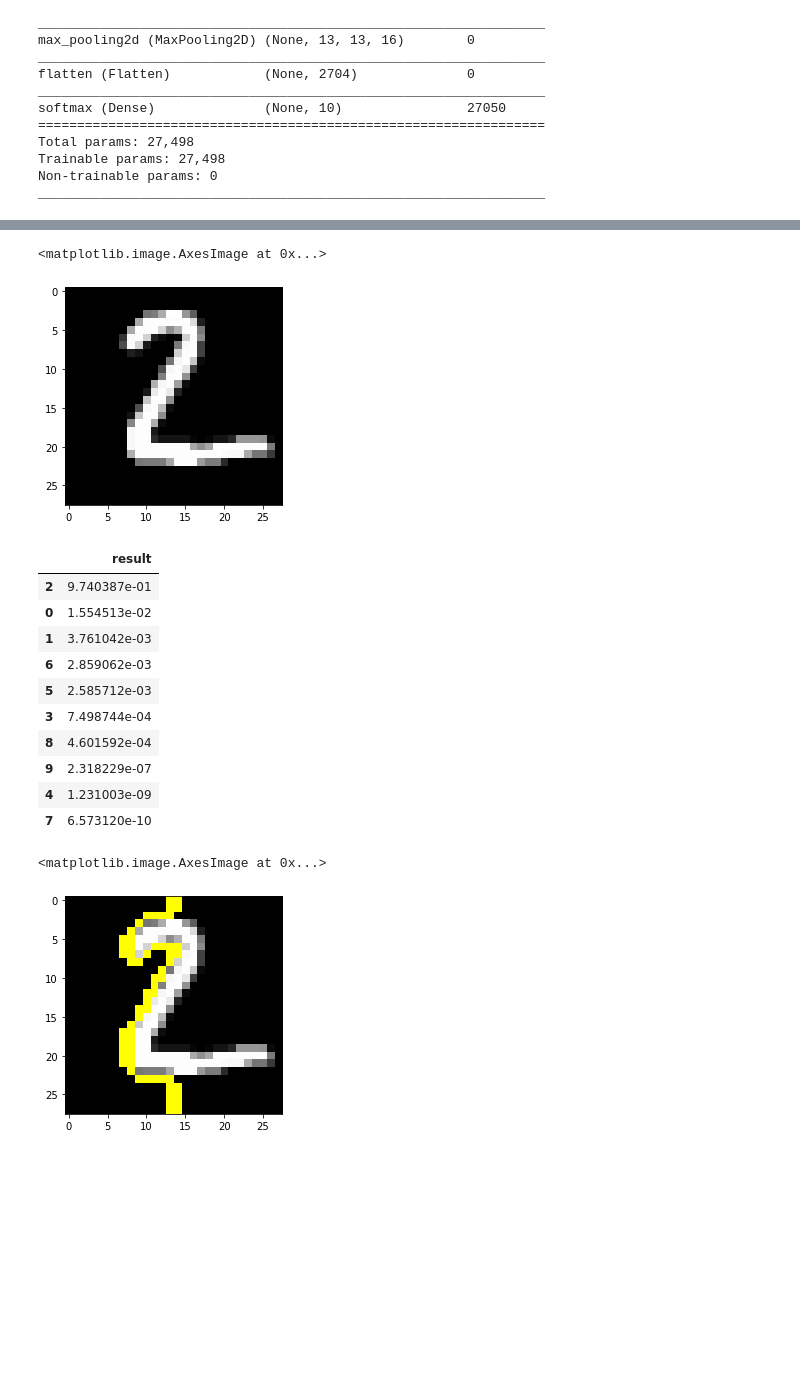
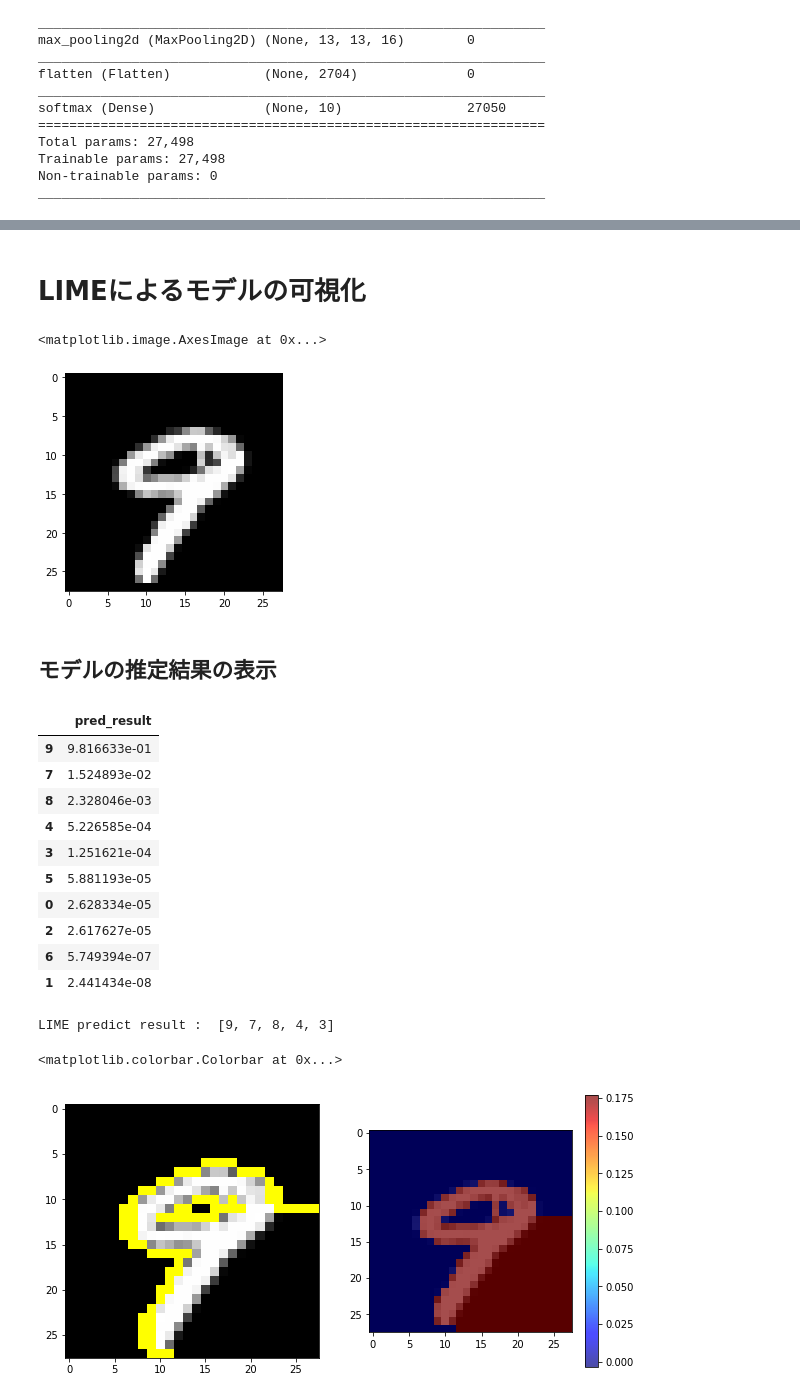
Before and after one commit to naonaorange/xai_samples, a Jupyter notebook: lime_categorize_mnist.ipynb, the cells around one changed output, grey strips where cells are left out. Saved outputs shown, nothing was run; the diff lists cells and outputs as text; code cells hidden in the pictures; blank space fills up the shorter version.

```diff
--- a/lime_categorize_mnist.ipynb
+++ b/lime_categorize_mnist.ipynb
@@ -122,46 +127,68 @@ Epoch 5/5
 [figure]
 [figure]
+# %% [markdown]
+# LIMEによるモデルの可視化
 # %%
 import lime
 from lime import lime_image
 from skimage.segmentation import mark_boundaries
 import random
 
-i = 1
-plt.imshow(x_test[i])
+image_index = 9
+plt.imshow(x_test[image_index])
 # %% [output]
 <matplotlib.image.AxesImage at 0x...>
-[figure, old version]
+[figure, new version]
+# %% [markdown]
+## モデルの推定結果の表示
 # %%
-df = pd.DataFrame(model.predict(x_test[i].reshape((1,28,28,3))), index=['result'])
+df = pd.DataFrame(model.predict(x_test[image_index].reshape((1,28,28,3))), index=['pred_result'])
 df = df.transpose()
-df = df.sort_values('result', ascending=False)
+df = df.sort_values('pred_result', ascending=False)
 df
 # %% [output]
-|  | result |
-| 2 | 9.740387e-01 |
-| 0 | 1.554513e-02 |
-| 1 | 3.761042e-03 |
-| 6 | 2.859062e-03 |
-| 5 | 2.585712e-03 |
-| 3 | 7.498744e-04 |
-| 8 | 4.601592e-04 |
-| 9 | 2.318229e-07 |
-| 4 | 1.231003e-09 |
-| 7 | 6.573120e-10 |
+|  | pred_result |
+| 9 | 9.816633e-01 |
+| 7 | 1.524893e-02 |
+| 8 | 2.328046e-03 |
+| 4 | 5.226585e-04 |
+| 3 | 1.251621e-04 |
+| 5 | 5.881193e-05 |
+| 0 | 2.628334e-05 |
+| 2 | 2.617627e-05 |
+| 6 | 5.749394e-07 |
+| 1 | 2.441434e-08 |
+# %%
+explainer = lime_image.LimeImageExplainer(random_state=42)
+exp = explainer.explain_instance(
+         x_test[image_index],
+         model.predict
+)
+
+print('LIME predict result : ', exp.top_labels)
+# %% [output]
+LIME predict result :  [9, 7, 8, 4, 3]
 # %%
-explainer = lime_image.LimeImageExplainer(random_state=42)
-exp = explainer.explain_instance(
-         x_test[i],
-         model.predict
-)
+pred_result = df.index[0] #最も高い推定結果について可視化する
+
+fig = plt.figure(figsize=[10,5])
+
 image, mask = exp.get_image_and_mask(
-         model.predict(
-              x_test[i].reshape((1,28,28,3))
-         ).argmax(axis=1)[0],
+         pred_result,
          positive_only=True,
          hide_rest=False)
+
+fig.add_subplot(1, 2, 1)
 plt.imshow(mark_boundaries(image, mask))
+
+
+dict_heatmap = dict(exp.local_exp[pred_result])
+heatmap = np.vectorize(dict_heatmap.get)(exp.segments)
+
+fig.add_subplot(1, 2, 2)
+plt.imshow(x_test[image_index])
+plt.imshow(heatmap, alpha=0.7, cmap='jet')
+plt.colorbar()
 # %% [output]
-<matplotlib.image.AxesImage at 0x...>
+<matplotlib.colorbar.Colorbar at 0x...>
-[figure, old version]
+[figure, new version]
```
Also changed, not shown: parts of 8 cells of this notebook.
